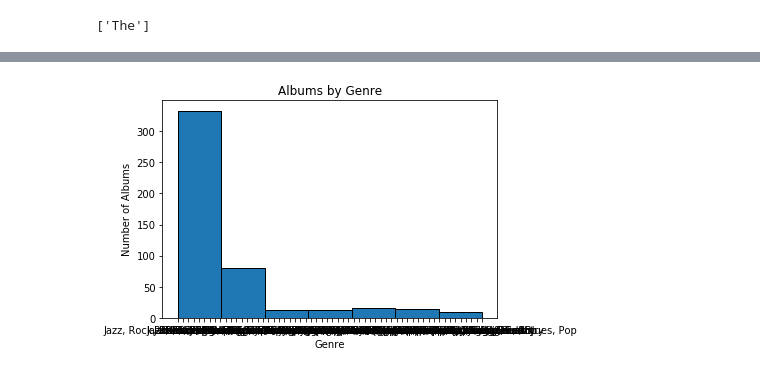
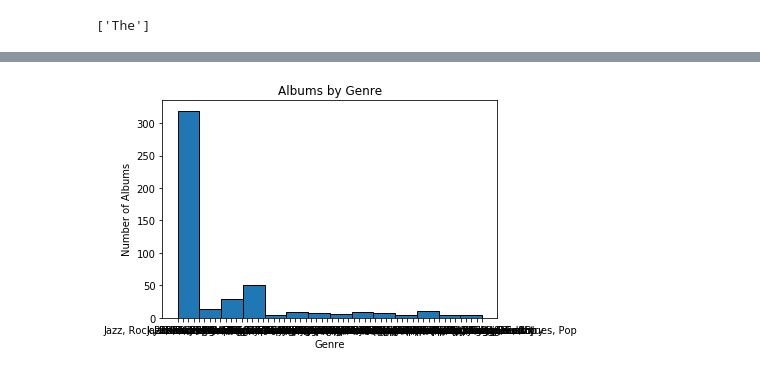
Before and after one commit to k0marrr1/nyc-mhtn-ds-010620-lectures, a Jupyter notebook: week_1/rolling_stones/Rolling Stones Project.ipynb, the cells around one changed output, grey strips where cells are left out. Drawn from its saved outputs; the diff is of its cells as text; code cells hidden in the pictures.

```diff
--- a/week_1/rolling_stones/Rolling Stones Project.ipynb
+++ b/week_1/rolling_stones/Rolling Stones Project.ipynb
@@ -334,19 +331,19 @@ genre_list
 # %%
 #Histogram by genre - Returns a histogram with each genre pointing to the number of albums that are categorized as being in that genre.#
 import matplotlib.pyplot as plt
 x = []
 album_int = [int(y) for y in x]
 
 
 
 
 for item in RS_dict:
     x.append(item['genre'])
 genre = [(genre) for genre in x]
-plt.hist(genre, bins = 7, edgecolor='black')
+plt.hist(genre, bins = 14, edgecolor='black')
 plt.xlabel('Genre')
 plt.ylabel('Number of Albums')
 plt.title('Albums by Genre')
 plt.show()
 # %% [output]
-[figure, old version]
+[figure, new version]
```
Also changed, not shown: parts of 6 cells of this notebook.
